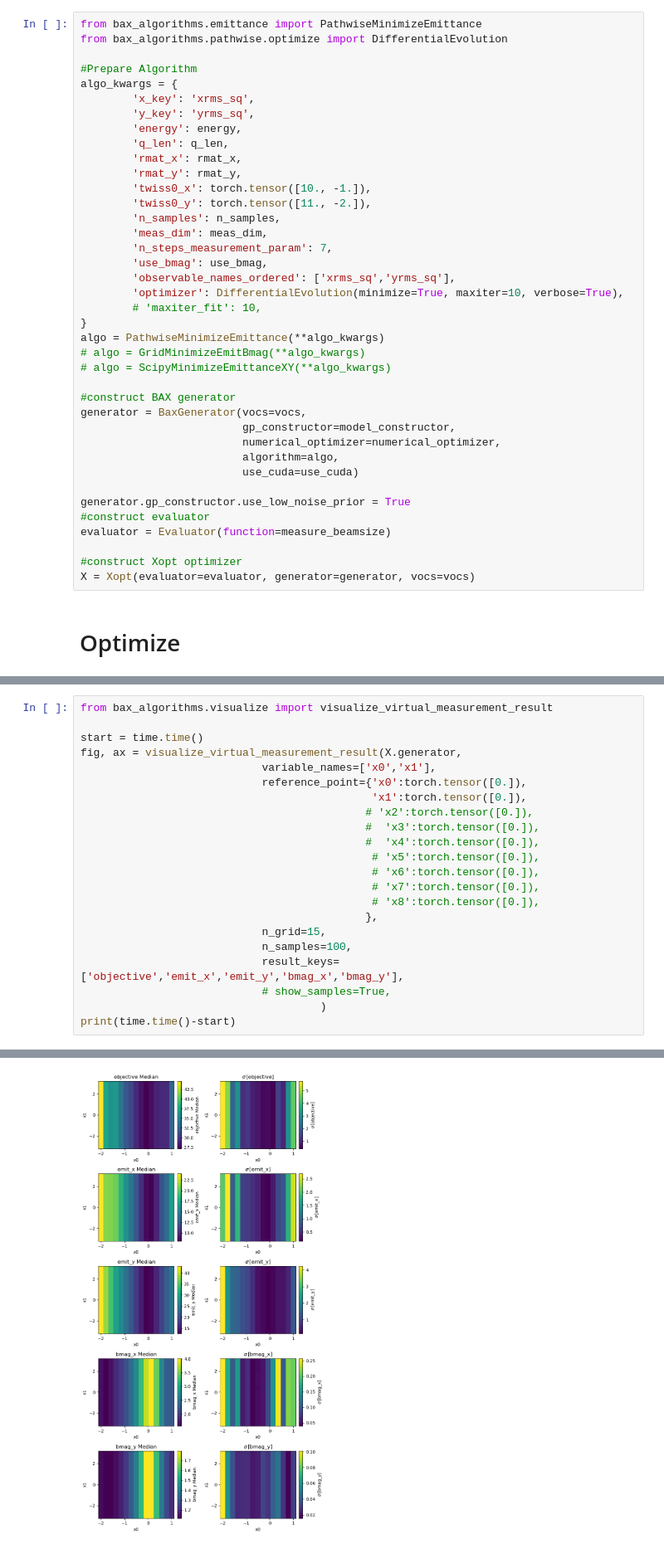
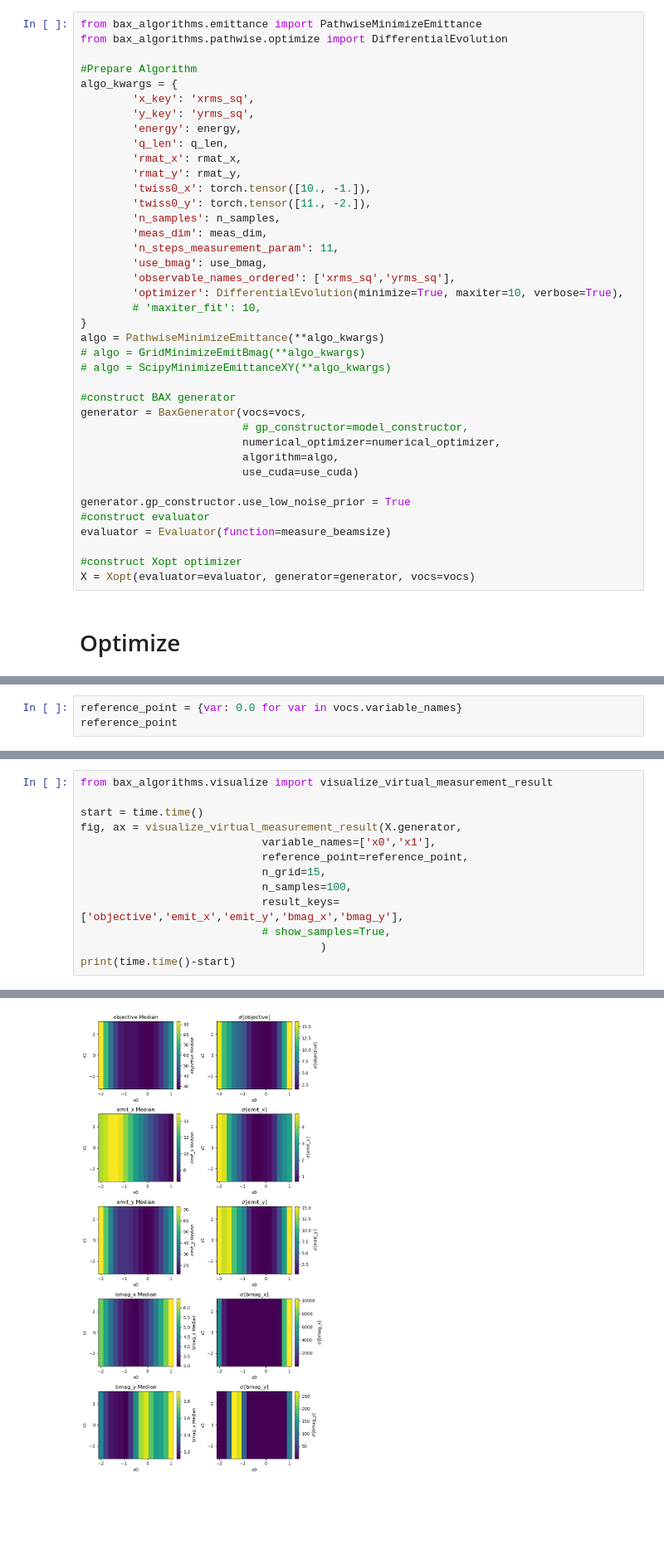
Before and after one commit to xopt-org/bax_algorithms, a Jupyter notebook: examples/emittance.ipynb, the cells around one changed output, grey strips where cells are left out. Shown at 83% size. Cells and saved outputs as stored; diff of their text form; blank space fills up the shorter version.

```diff
--- a/examples/emittance.ipynb
+++ b/examples/emittance.ipynb
@@ -236,7 +236,7 @@ algo_kwargs = {
         'twiss0_y': torch.tensor([11., -2.]),
         'n_samples': n_samples,
         'meas_dim': meas_dim,
-        'n_steps_measurement_param': 7,
+        'n_steps_measurement_param': 11,
         'use_bmag': use_bmag,
         'observable_names_ordered': ['xrms_sq','yrms_sq'],
         'optimizer': DifferentialEvolution(minimize=True, maxiter=10, verbose=True),
@@ -248,7 +248,7 @@ algo = PathwiseMinimizeEmittance(**algo_kwargs)
 
 #construct BAX generator
 generator = BaxGenerator(vocs=vocs,
-                         gp_constructor=model_constructor,
+                         # gp_constructor=model_constructor,
                          numerical_optimizer=numerical_optimizer,
                          algorithm=algo,
                          use_cuda=use_cuda)
@@ -284,0 +279,3 @@ X.random_evaluate(n_obs_init)
+# %%
+reference_point = {var: 0.0 for var in vocs.variable_names}
+reference_point
@@ -437,16 +399,7 @@ from bax_algorithms.visualize import visualize_virtual_measurement_result
 start = time.time()
 fig, ax = visualize_virtual_measurement_result(X.generator,
                             variable_names=['x0','x1'],
-                            reference_point={'x0':torch.tensor([0.]),
-                                             'x1':torch.tensor([0.]),
-                                            # 'x2':torch.tensor([0.]),
-                                            #  'x3':torch.tensor([0.]),
-                                            #  'x4':torch.tensor([0.]),
-                                             # 'x5':torch.tensor([0.]),
-                                             # 'x6':torch.tensor([0.]),
-                                             # 'x7':torch.tensor([0.]),
-                                             # 'x8':torch.tensor([0.]),
-                                            },
+                            reference_point=reference_point,
                             n_grid=15,
                             n_samples=100,
                             result_keys=['objective','emit_x','emit_y','bmag_x','bmag_y'],
@@ -458,4 +411,4 @@ print(time.time()-start)
-[figure, old version]
+[figure, new version]
 # %%
 x_tuning = get_bax_mean_prediction(X.generator, mean_optimizer)
 x_tuning_dict = tuning_input_tensor_to_dict(X.generator, x_tuning)
```
Also changed, not shown: parts of 14 cells of this notebook, 1 other file.
